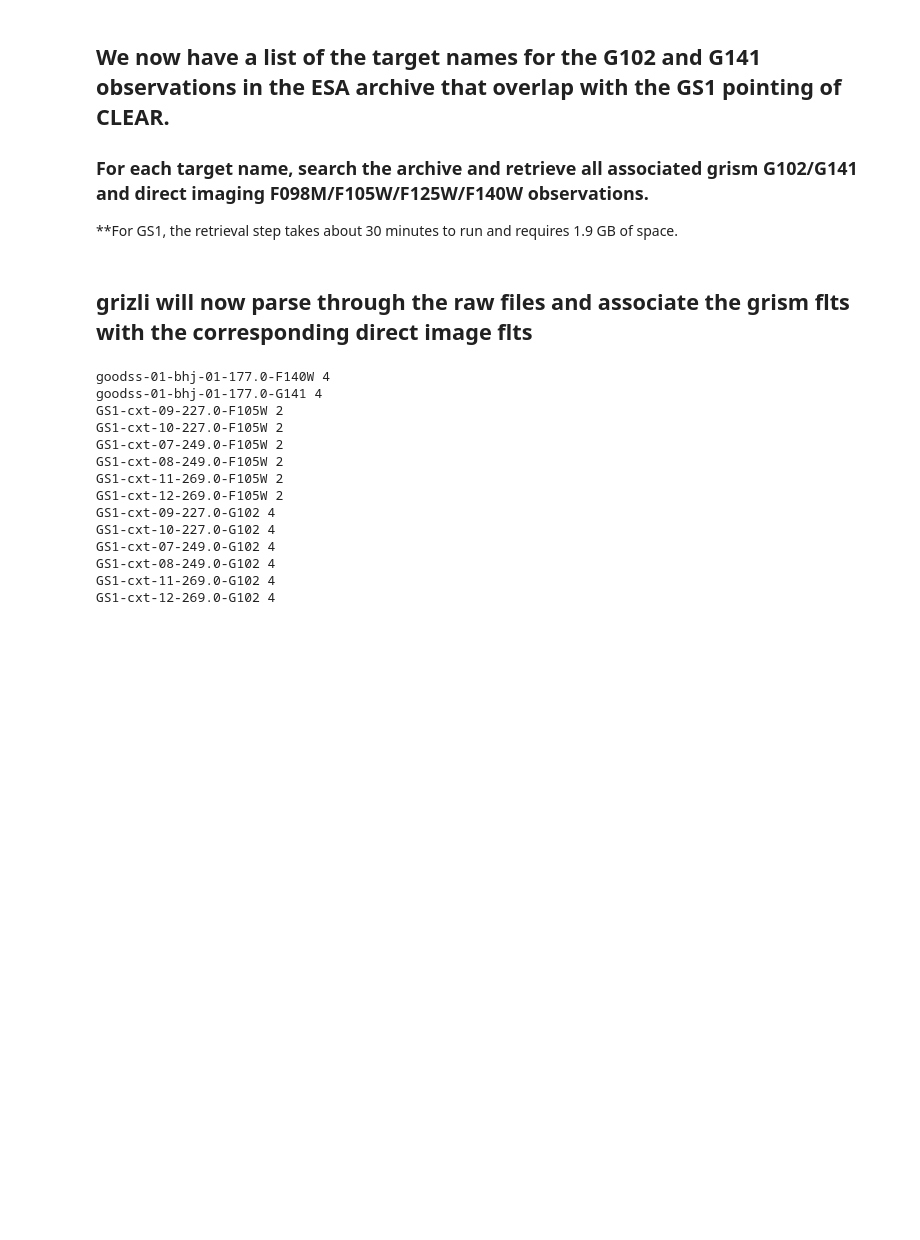
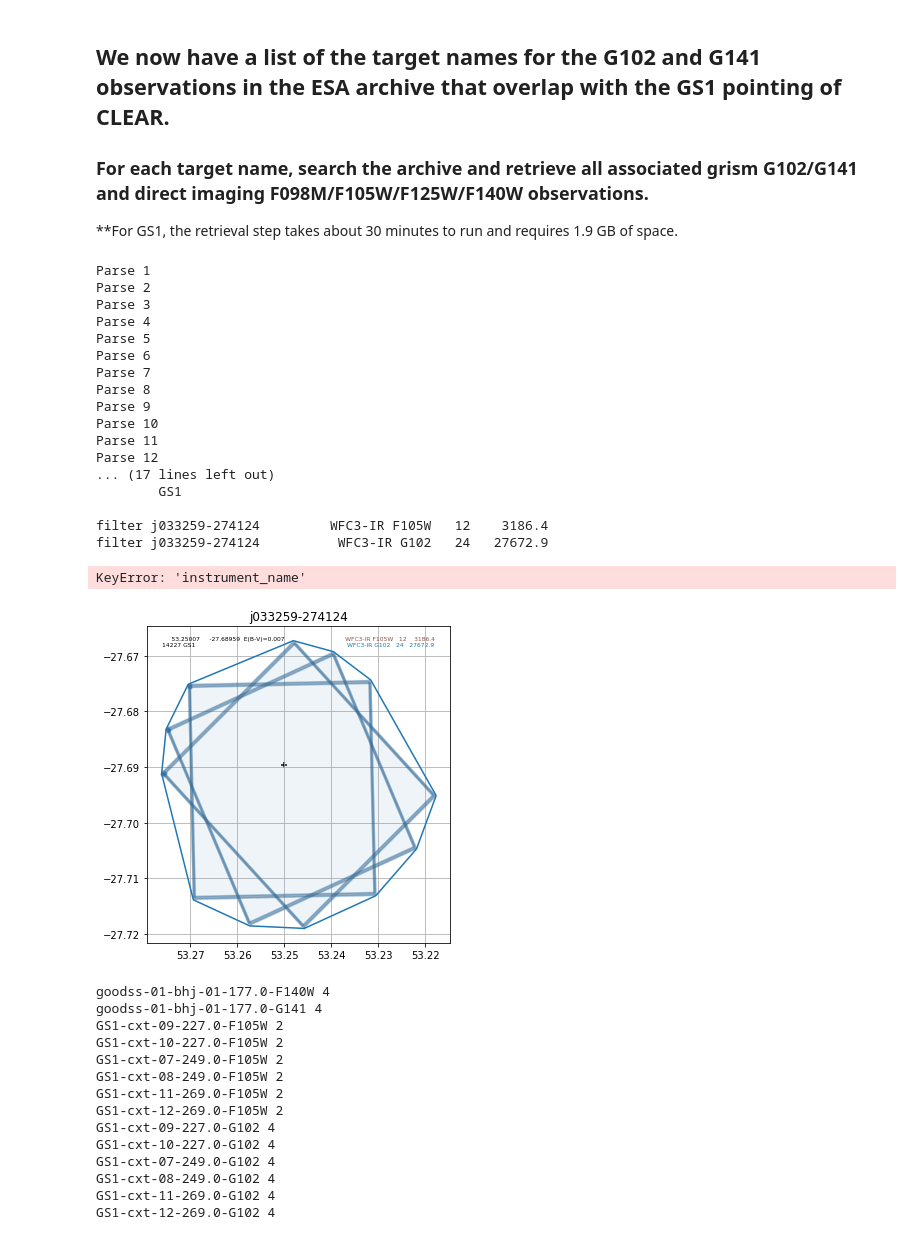
Before and after one commit to ivastar/clear, a Jupyter notebook: notebooks/grizli/grizli_retrieve_and_prep.ipynb, the cells around one changed output. Drawn from its saved outputs; the diff is of its cells as text; code cells hidden in the pictures; blank space fills up the shorter version.

```diff
--- a/notebooks/grizli/grizli_retrieve_and_prep.ipynb
+++ b/notebooks/grizli/grizli_retrieve_and_prep.ipynb
@@ -80,27 +99,47 @@ if False:
 
 **For GS1, the retrieval step takes about 30 minutes to run and requires 1.9 GB of space.
 # %%
-if False:
+if True:
     for t, targ_name in enumerate(overlapping_target_names):
 
         extra = query.DEFAULT_EXTRA.copy()
         extra += ["TARGET.TARGET_NAME LIKE '%s'"%field]
         # search the ESA archive for overlapping grism and direct imaging observations with that target name
         tabs = overlaps.find_overlaps(parent, buffer_arcmin=0.01, filters=['G102', 'G141', 'F098M', 'F105W', 'F125W', 'F140W'],
                                       instruments=['WFC3-IR','WFC3-UVIS','ACS-WFC'], extra=extra, close=False)
         s3_status = os.system('aws s3 ls s3://stpubdata --request-payer requester')
 
         #retrieve the raw data products
         auto_script.fetch_files(field_root=jtargname, HOME_PATH=HOME_PATH, remove_bad=True,
                                 reprocess_parallel=True, s3_sync=(s3_status == 0))
 
         # Move the figure files to $HOME_PATH/query_results/ so that they are not overwritten
         os.system('mv %s/%s_footprint.fits %s/query_results/%s_footprint_%s.fits'%(HOME_PATH, jtargname, HOME_PATH, jtargname, targ_name))
         os.system('mv %s/%s_footprint.npy %s/query_results/%s_footprint_%s.npy'%(HOME_PATH, jtargname, HOME_PATH, jtargname, targ_name))
         os.system('mv %s/%s_footprint.pdf %s/query_results/%s_footprint_%s.pdf'%(HOME_PATH, jtargname, HOME_PATH, jtargname, targ_name))
         os.system('mv %s/%s_info.dat %s/query_results/%s_info_%s.dat'%(HOME_PATH, jtargname, HOME_PATH, jtargname, targ_name))
 
         os.chdir(HOME_PATH)
+# %% [output]
+Parse 1
+Parse 2
+Parse 3
+Parse 4
+Parse 5
+Parse 6
+Parse 7
+Parse 8
+Parse 9
+Parse 10
+Parse 11
+Parse 12
+... (17 lines left out)
+        GS1
+
+filter j033259-274124         WFC3-IR F105W   12    3186.4
+filter j033259-274124          WFC3-IR G102   24   27672.9
+KeyError: 'instrument_name'
+[figure, added]
 # %%
 # PATH_TO_RAW and PATH_TO_PREP are created in the previous steps
 PATH_TO_RAW     = glob(HOME_PATH + '/*/RAW')[0]
@@ -278,8 +317,6 @@ def readEazyBinary(MAIN_OUTPUT_FILE='photz', OUTPUT_DIRECTORY='./OUTPUT', CACHE_
 
     ###### Done.
     return tempfilt, coeffs, temp_sed, pz
-# %% [markdown]
-## grizli will now parse through the raw files and associate the grism flts with the corresponding direct image flts
 # %%
 os.chdir(PATH_TO_PREP)
 files = glob('%s/*flt.fits'%PATH_TO_RAW)
```
Also changed, not shown: parts of 4 cells of this notebook.
